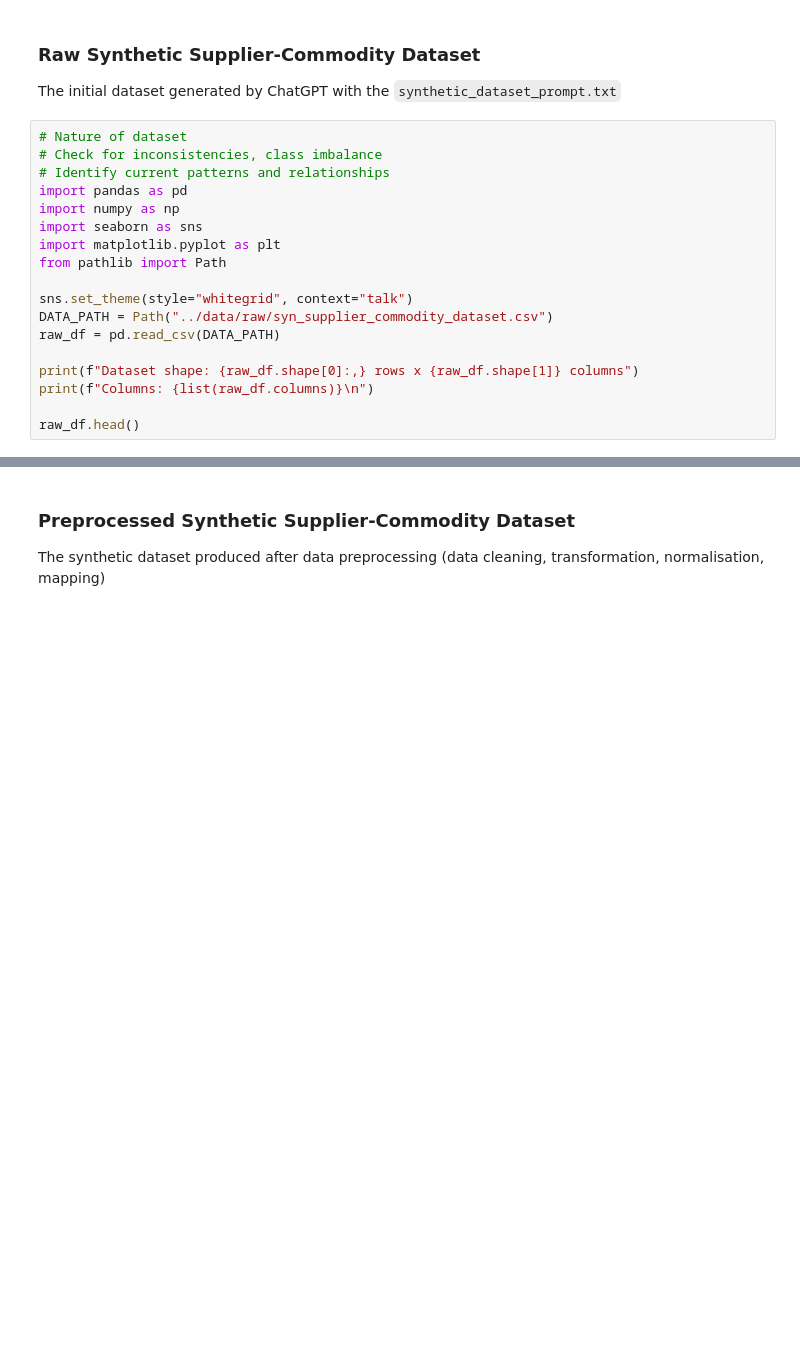
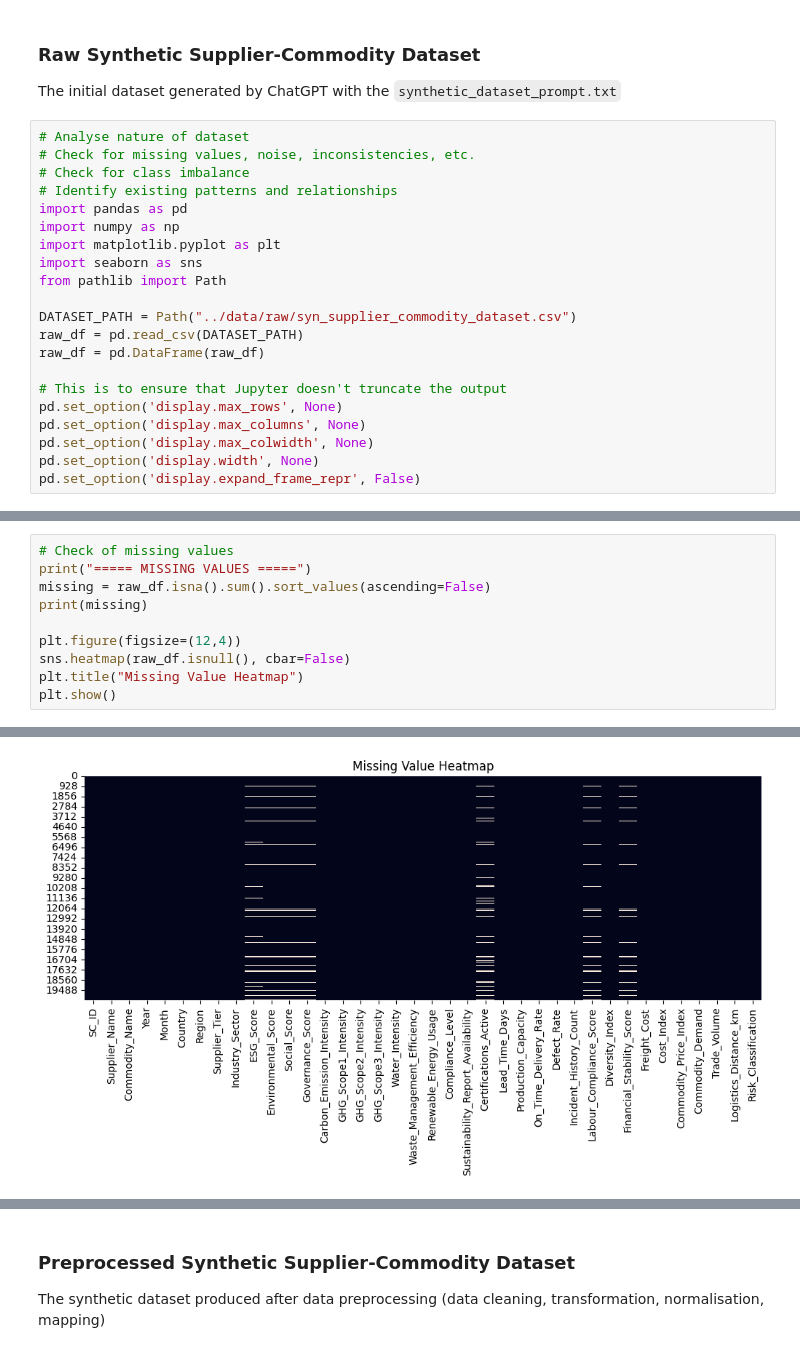
Before and after one commit to ansie27/Final-Year-Project-2025, a Jupyter notebook: notebooks/eda.ipynb, the cells around one changed output, grey strips where cells are left out. Drawn from its saved outputs; the diff is of its cells as text; blank space fills up the shorter version.

```diff
--- a/notebooks/eda.ipynb
+++ b/notebooks/eda.ipynb
@@ -8,20 +8,23 @@ Datasets explored:
 ### Raw Synthetic Supplier-Commodity Dataset
 The initial dataset generated by ChatGPT with the `synthetic_dataset_prompt.txt`
 # %%
-# Nature of dataset
-# Check for inconsistencies, class imbalance
-# Identify current patterns and relationships
+# Analyse nature of dataset
+# Check for missing values, noise, inconsistencies, etc.
+# Check for class imbalance
+# Identify existing patterns and relationships
 import pandas as pd
 import numpy as np
+import matplotlib.pyplot as plt
 import seaborn as sns
-import matplotlib.pyplot as plt
 from pathlib import Path
 
-sns.set_theme(style="whitegrid", context="talk")
-DATA_PATH = Path("../data/raw/syn_supplier_commodity_dataset.csv")
-raw_df = pd.read_csv(DATA_PATH)
+DATASET_PATH = Path("../data/raw/syn_supplier_commodity_dataset.csv")
+raw_df = pd.read_csv(DATASET_PATH)
+raw_df = pd.DataFrame(raw_df)
 
-print(f"Dataset shape: {raw_df.shape[0]:,} rows x {raw_df.shape[1]} columns")
-print(f"Columns: {list(raw_df.columns)}\n")
-
-raw_df.head()
+# This is to ensure that Jupyter doesn't truncate the output
+pd.set_option('display.max_rows', None)
+pd.set_option('display.max_columns', None)
+pd.set_option('display.max_colwidth', None)
+pd.set_option('display.width', None)
+pd.set_option('display.expand_frame_repr', False)
@@ -278,0 +136,11 @@ Passing `palette` without assigning `hue` is deprecated and will be removed in v
+# %%
+# Check of missing values
+print("===== MISSING VALUES =====")
+missing = raw_df.isna().sum().sort_values(ascending=False)
+print(missing)
+
+plt.figure(figsize=(12,4))
+sns.heatmap(raw_df.isnull(), cbar=False)
+plt.title("Missing Value Heatmap")
+plt.show()
+# %% [output]
@@ -278,0 +164 @@ Passing `palette` without assigning `hue` is deprecated and will be removed in v
+[figure, added]
```
Also changed, not shown: parts of 13 cells of this notebook, 8 other files.
